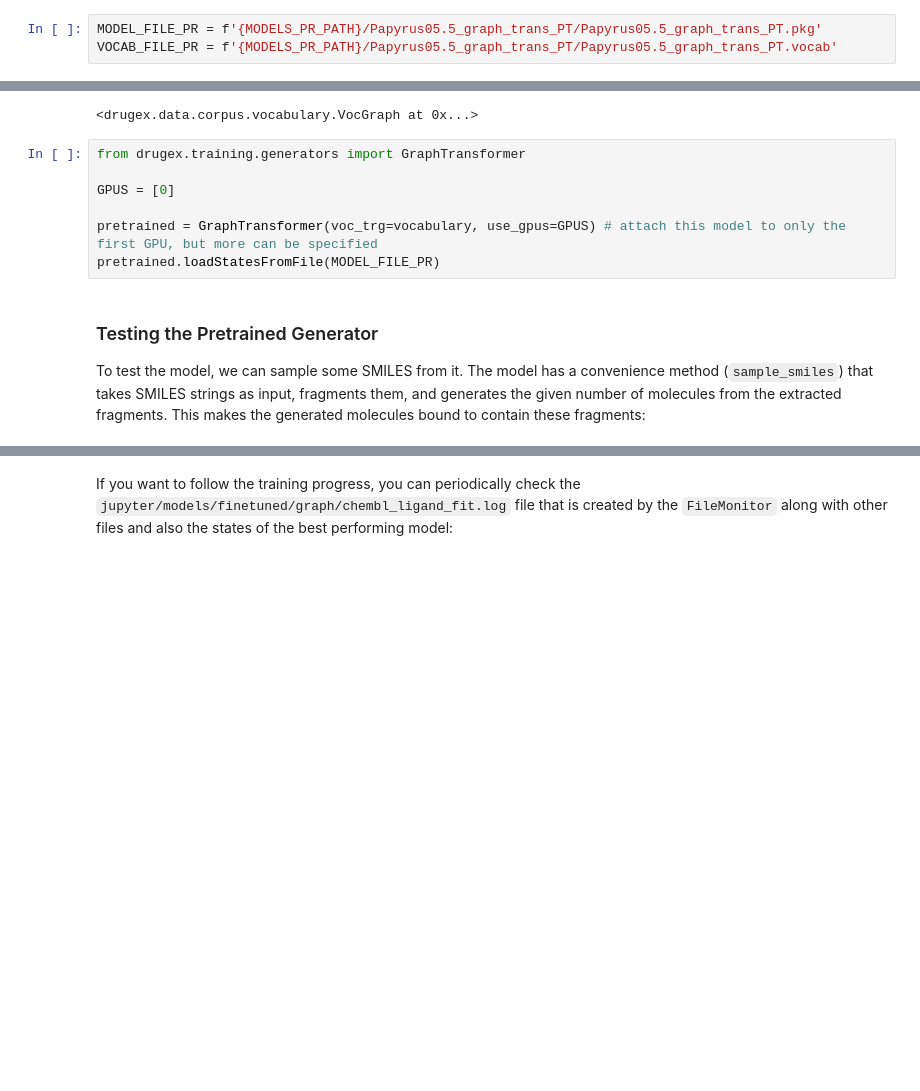
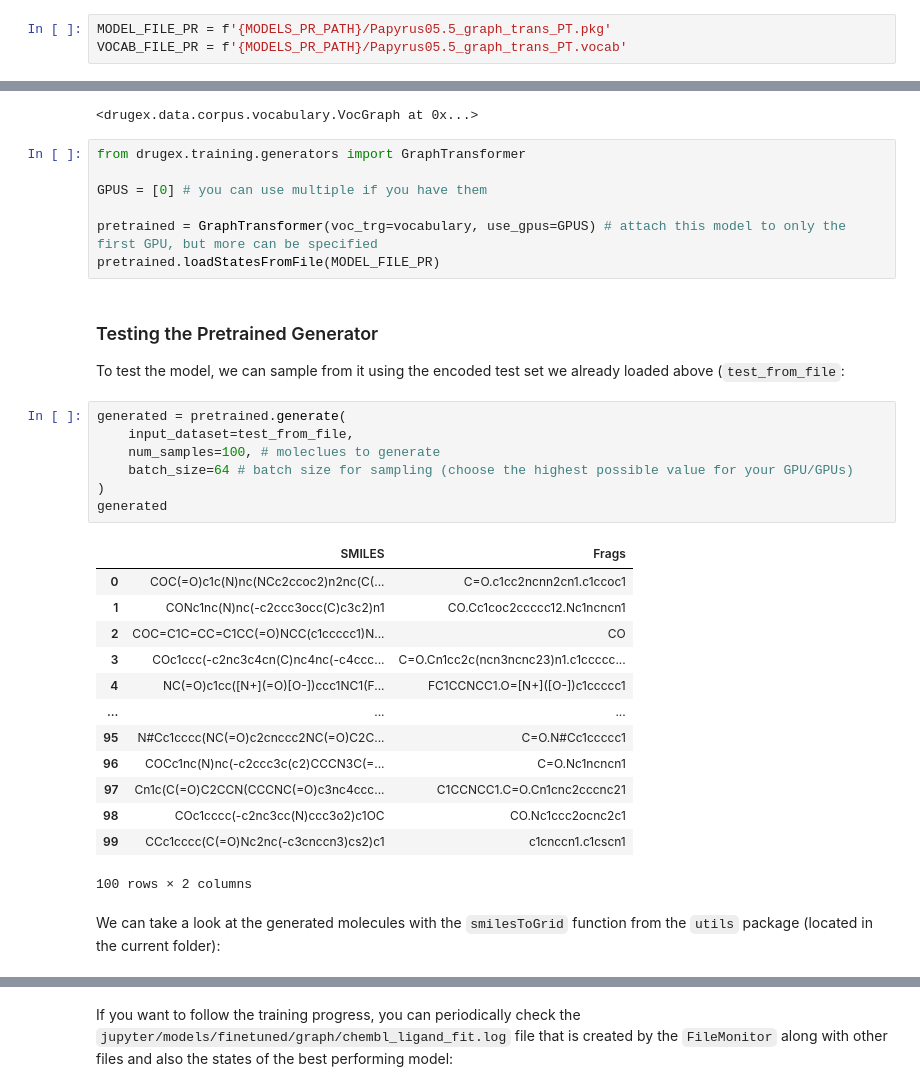
Before and after one commit to CDDLeiden/DrugEx, a Jupyter notebook: tutorial/Graph-Transformer.ipynb, the cells around one changed output, grey strips where cells are left out. Drawn from its saved outputs; the diff is of its cells as text; blank space fills up the shorter version.

```diff
--- a/tutorial/Graph-Transformer.ipynb
+++ b/tutorial/Graph-Transformer.ipynb
@@ -186,6 +192,6 @@ This model is pretrained on the whole Papyrus data set `05.5`. The folder contai
 # %%
-MODEL_FILE_PR = f'{MODELS_PR_PATH}/Papyrus05.5_graph_trans_PT/Papyrus05.5_graph_trans_PT.pkg'
-VOCAB_FILE_PR = f'{MODELS_PR_PATH}/Papyrus05.5_graph_trans_PT/Papyrus05.5_graph_trans_PT.vocab'
+MODEL_FILE_PR = f'{MODELS_PR_PATH}/Papyrus05.5_graph_trans_PT.pkg'
+VOCAB_FILE_PR = f'{MODELS_PR_PATH}/Papyrus05.5_graph_trans_PT.vocab'
 # %% [markdown]
 We can load the vocabulary and the model itself as follows:
 # %%
@@ -198,11 +204,34 @@ vocabulary
 # %%
 from drugex.training.generators import GraphTransformer
 
-GPUS = [0]
+GPUS = [0] # you can use multiple if you have them
 
 pretrained = GraphTransformer(voc_trg=vocabulary, use_gpus=GPUS) # attach this model to only the first GPU, but more can be specified
 pretrained.loadStatesFromFile(MODEL_FILE_PR)
-# %% [markdown]
-### Testing the Pretrained Generator
-
-To test the model, we can sample some SMILES from it. The model has a convenience method (`sample_smiles`) that takes SMILES strings as input, fragments them, and generates the given number of molecules from the extracted fragments. This makes the generated molecules bound to contain these fragments:
+# %% [markdown]
+### Testing the Pretrained Generator
+
+To test the model, we can sample from it using the encoded test set we already loaded above (`test_from_file`:
+# %%
+generated = pretrained.generate(
+    input_dataset=test_from_file,
+    num_samples=100, # moleclues to generate
+    batch_size=64 # batch size for sampling (choose the highest possible value for your GPU/GPUs)
+)
+generated
+# %% [output]
+|  | SMILES | Frags |
+| 0 | COC(=O)c1c(N)nc(NCc2ccoc2)n2nc(C(... | C=O.c1cc2ncnn2cn1.c1ccoc1 |
+| 1 | CONc1nc(N)nc(-c2ccc3occ(C)c3c2)n1 | CO.Cc1coc2ccccc12.Nc1ncncn1 |
+| 2 | COC=C1C=CC=C1CC(=O)NCC(c1ccccc1)N... | CO |
+| 3 | COc1ccc(-c2nc3c4cn(C)nc4nc(-c4ccc... | C=O.Cn1cc2c(ncn3ncnc23)n1.c1ccccc... |
+| 4 | NC(=O)c1cc([N+](=O)[O-])ccc1NC1(F... | FC1CCNCC1.O=[N+]([O-])c1ccccc1 |
+| ... | ... | ... |
+| 95 | N#Cc1cccc(NC(=O)c2cnccc2NC(=O)C2C... | C=O.N#Cc1ccccc1 |
+| 96 | COCc1nc(N)nc(-c2ccc3c(c2)CCCN3C(=... | C=O.Nc1ncncn1 |
+| 97 | Cn1c(C(=O)C2CCN(CCCNC(=O)c3nc4ccc... | C1CCNCC1.C=O.Cn1cnc2cccnc21 |
+| 98 | COc1cccc(-c2nc3cc(N)ccc3o2)c1OC | CO.Nc1ccc2ocnc2c1 |
+| 99 | CCc1cccc(C(=O)Nc2nc(-c3cnccn3)cs2)c1 | c1cnccn1.c1cscn1 |
+100 rows × 2 columns
+# %% [markdown]
+We can take a look at the generated molecules with the `smilesToGrid` function from the `utils` package (located in the current folder):
```
Also changed, not shown: parts of 63 cells of this notebook.
